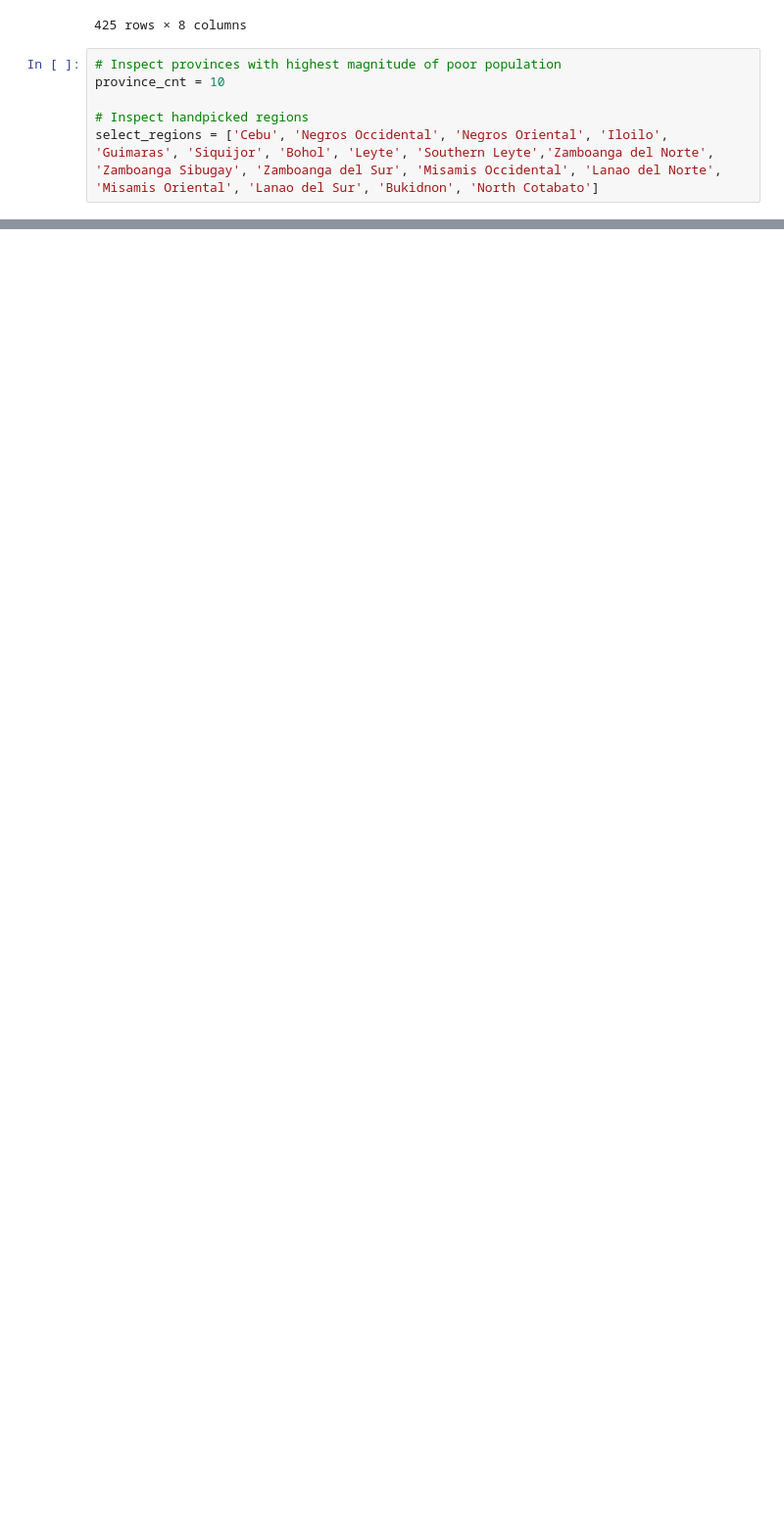
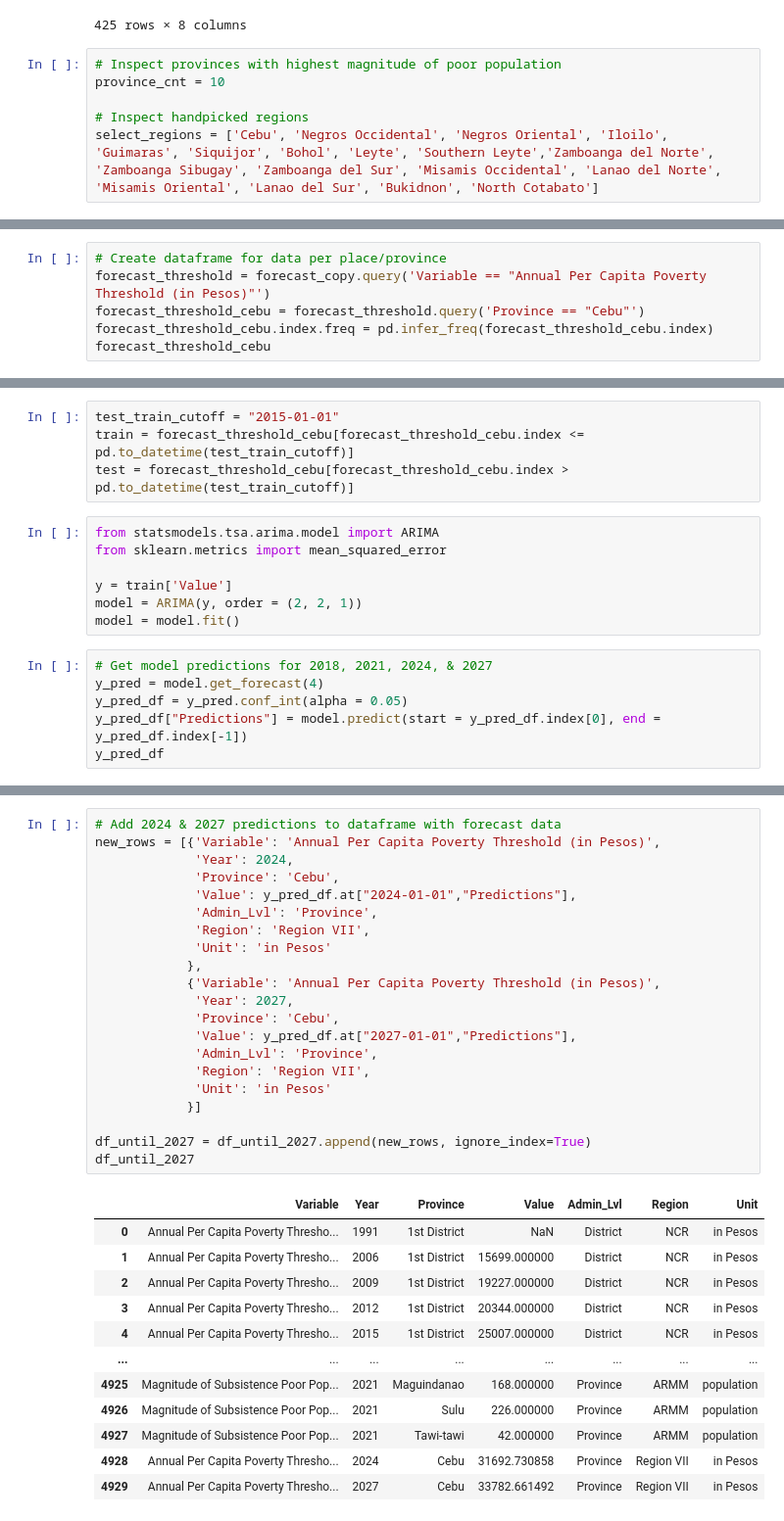
Before and after one commit to IrishMorales/ph-poverty-statistics, a Jupyter notebook: ph-poverty-statistics.ipynb, the cells around one changed output, grey strips where cells are left out. Shown at 98% size. Cells and saved outputs as stored; diff of their text form; blank space fills up the shorter version.

Commit message:
Forecast 2024 & 2027 data for one province:

```diff
--- a/ph-poverty-statistics.ipynb
+++ b/ph-poverty-statistics.ipynb
@@ -1138,0 +1156,6 @@ plt.show()
+# %%
+# Create dataframe for data per place/province
+forecast_threshold = forecast_copy.query('Variable == "Annual Per Capita Poverty Threshold (in Pesos)"')
+forecast_threshold_cebu = forecast_threshold.query('Province == "Cebu"')
+forecast_threshold_cebu.index.freq = pd.infer_freq(forecast_threshold_cebu.index)
+forecast_threshold_cebu
@@ -1138,0 +1171,17 @@ plt.show()
+# %%
+test_train_cutoff = "2015-01-01"
+train = forecast_threshold_cebu[forecast_threshold_cebu.index <= pd.to_datetime(test_train_cutoff)]
+test = forecast_threshold_cebu[forecast_threshold_cebu.index > pd.to_datetime(test_train_cutoff)]
+# %%
+from statsmodels.tsa.arima.model import ARIMA
+from sklearn.metrics import mean_squared_error
+
+y = train['Value']
+model = ARIMA(y, order = (2, 2, 1))
+model = model.fit()
+# %%
+# Get model predictions for 2018, 2021, 2024, & 2027
+y_pred = model.get_forecast(4)
+y_pred_df = y_pred.conf_int(alpha = 0.05)
+y_pred_df["Predictions"] = model.predict(start = y_pred_df.index[0], end = y_pred_df.index[-1])
+y_pred_df
@@ -1138,0 +1200,34 @@ plt.show()
+# %%
+# Add 2024 & 2027 predictions to dataframe with forecast data
+new_rows = [{'Variable': 'Annual Per Capita Poverty Threshold (in Pesos)',
+             'Year': 2024,
+             'Province': 'Cebu',
+             'Value': y_pred_df.at["2024-01-01","Predictions"],
+             'Admin_Lvl': 'Province',
+             'Region': 'Region VII',
+             'Unit': 'in Pesos'
+            },
+            {'Variable': 'Annual Per Capita Poverty Threshold (in Pesos)',
+             'Year': 2027,
+             'Province': 'Cebu',
+             'Value': y_pred_df.at["2027-01-01","Predictions"],
+             'Admin_Lvl': 'Province',
+             'Region': 'Region VII',
+             'Unit': 'in Pesos'
+            }]
+
+df_until_2027 = df_until_2027.append(new_rows, ignore_index=True)
+df_until_2027
+# %% [output]
+|  | Variable | Year | Province | Value | Admin_Lvl | Region | Unit |
+| 0 | Annual Per Capita Poverty Thresho... | 1991 | 1st District | NaN | District | NCR | in Pesos |
+| 1 | Annual Per Capita Poverty Thresho... | 2006 | 1st District | 15699.000000 | District | NCR | in Pesos |
+| 2 | Annual Per Capita Poverty Thresho... | 2009 | 1st District | 19227.000000 | District | NCR | in Pesos |
+| 3 | Annual Per Capita Poverty Thresho... | 2012 | 1st District | 20344.000000 | District | NCR | in Pesos |
+| 4 | Annual Per Capita Poverty Thresho... | 2015 | 1st District | 25007.000000 | District | NCR | in Pesos |
+| ... | ... | ... | ... | ... | ... | ... | ... |
+| 4925 | Magnitude of Subsistence Poor Pop... | 2021 | Maguindanao | 168.000000 | Province | ARMM | population |
+| 4926 | Magnitude of Subsistence Poor Pop... | 2021 | Sulu | 226.000000 | Province | ARMM | population |
+| 4927 | Magnitude of Subsistence Poor Pop... | 2021 | Tawi-tawi | 42.000000 | Province | ARMM | population |
+| 4928 | Annual Per Capita Poverty Thresho... | 2024 | Cebu | 31692.730858 | Province | Region VII | in Pesos |
+| 4929 | Annual Per Capita Poverty Thresho... | 2027 | Cebu | 33782.661492 | Province | Region VII | in Pesos |
```
Also changed, not shown: parts of 77 cells of this notebook, 2 other files.
